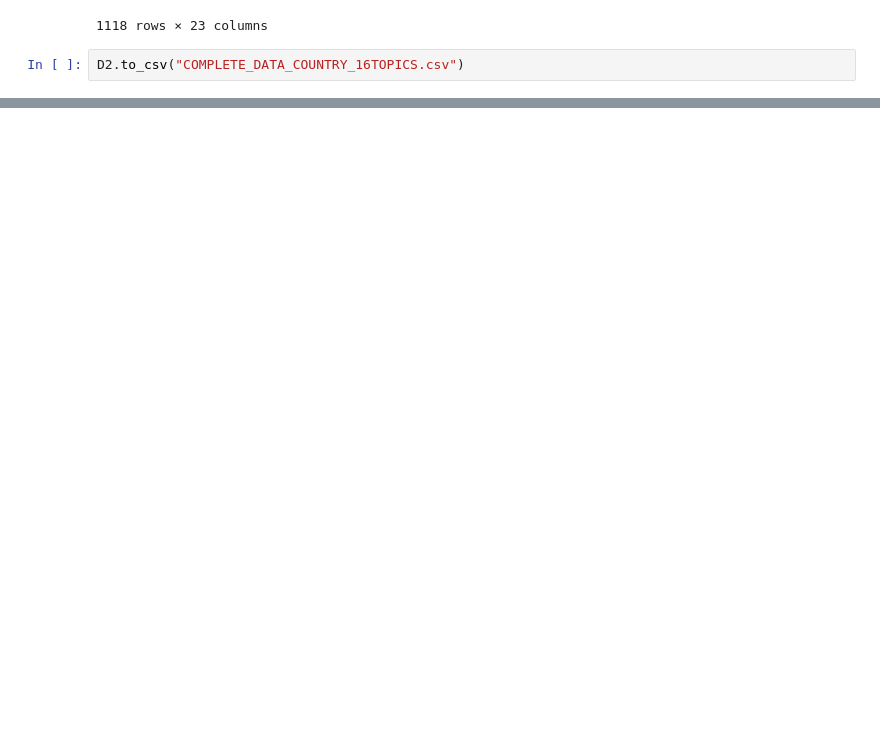
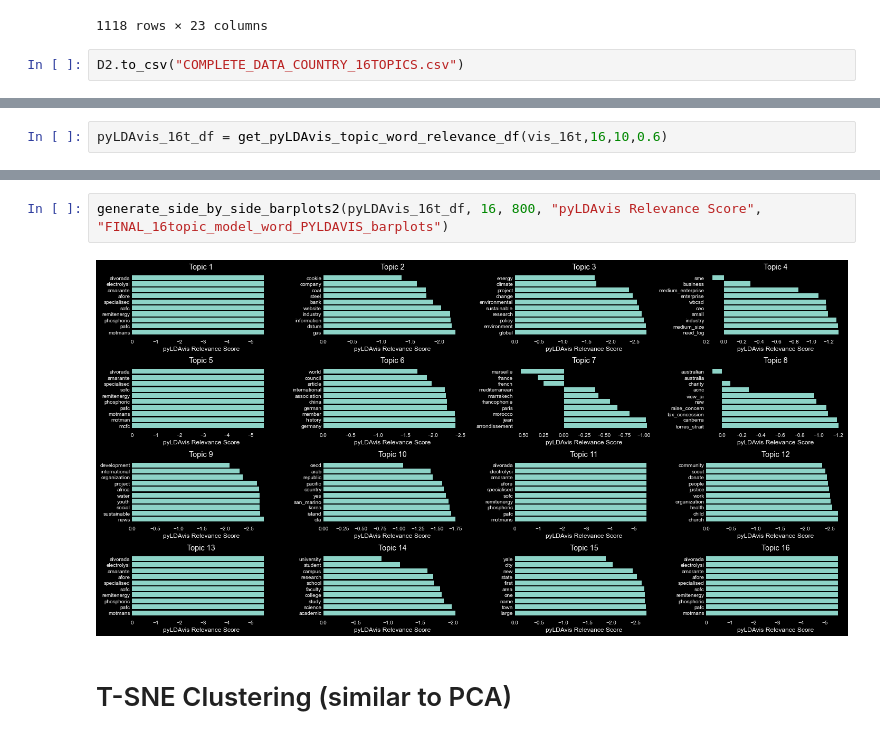
Before and after one commit to datadrivenenvirolab/IAD_blockchain, a Jupyter notebook: Web-scraped data/Final Model LDA Pipeline.ipynb, the cells around one changed output, grey strips where cells are left out. Drawn from its saved outputs; the diff is of its cells as text; blank space fills up the shorter version.

```diff
--- a/Web-scraped data/Final Model LDA Pipeline.ipynb
+++ b/Web-scraped data/Final Model LDA Pipeline.ipynb
@@ -882,0 +1051,2 @@ D2.to_csv("COMPLETE_DATA_COUNTRY_16TOPICS.csv")
+# %%
+pyLDAvis_16t_df = get_pyLDAvis_topic_word_relevance_df(vis_16t,16,10,0.6)
@@ -882,0 +1080,6 @@ D2.to_csv("COMPLETE_DATA_COUNTRY_16TOPICS.csv")
+# %%
+generate_side_by_side_barplots2(pyLDAvis_16t_df, 16, 800, "pyLDAvis Relevance Score", "FINAL_16topic_model_word_PYLDAVIS_barplots")
+# %% [output]
+[figure, added]
+# %% [markdown]
+# T-SNE Clustering (similar to PCA)
```
Also changed, not shown: parts of 14 cells of this notebook, 12 other files.
